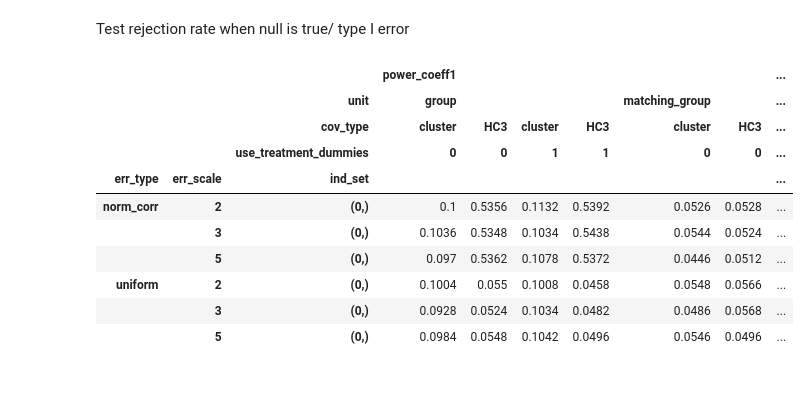
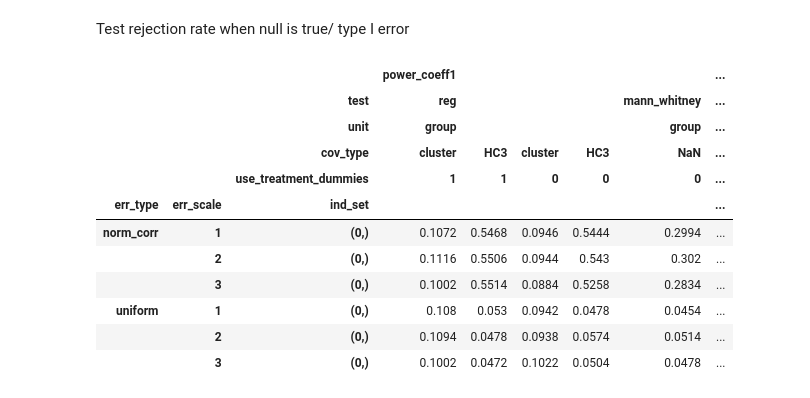
Before and after one commit to stanmart/unstructured-bargaining-analysis, a Jupyter notebook: power.ipynb, the cells around one changed output. Saved outputs shown, nothing was run; the diff lists cells and outputs as text; code cells hidden in the pictures.

```diff
--- a/power.ipynb
+++ b/power.ipynb
@@ -297,40 +323,47 @@ print(((res_pivot >= 0.9).astype(int).sum().sum())/(res_pivot == res_pivot).asty
 Test rejection rate when null is true/ type I error
 # %%
 # test rejection rate when null is true
-num_runs = [5000]
-sig_level = [0.05]
-n_matching_grp_per_treatment = [5]
-n_obs_per_matching_grp = [10]
-small_coal_worth = [[10,30,90]]
-unit = ["group", "matching_group"]
-err_type = ["uniform", "norm_corr"]
-err_scale =  [2,3,5]
 ind_set = [[0]]
-use_treatment_dummies = [0,1]
-cov_type = ["cluster", "HC3"]
 
+# simulation
 res_null = pd.DataFrame()
 
-combinations = list(product(num_runs, sig_level, n_matching_grp_per_treatment, n_obs_per_matching_grp, small_coal_worth, unit, err_type, err_scale, ind_set, use_treatment_dummies, cov_type))
+combinations = list(product(num_runs, sig_level, n_matching_grp_per_treatment, n_obs_per_matching_grp, small_coal_worth, err_type, err_scale, ind_set, params))
 for comb in combinations:
     #print(comb)
-    r = pd.DataFrame.from_dict(power_simulation(*comb), orient = "index").transpose()
+
+    ps = power_simulation(
+            num_runs = comb[0],
+            sig_level = comb[1],
+            n_matching_grp_per_treatment = comb[2],
+            n_obs_per_matching_grp = comb[3],
+            small_coal_worth = comb[4],
+            unit = params[comb[8]]["unit"],
+            err_type = comb[5],
+            err_scale = comb[6],
+            ind_set = comb[7],
+            test = params[comb[8]]["test"],
+            use_treatment_dummies = params[comb[8]]["use_treatment_dummies"],
+            cov_type = params[comb[8]]["cov_type"]
+        )
+    r = pd.DataFrame.from_dict(ps, orient = "index").transpose()
     res_null = pd.concat([res_null, r], axis = 0)
 # %%
 res_null["small_coal_worth"] = res_null["small_coal_worth"].apply(lambda x: tuple(x))
 res_null["ind_set"] = res_null["ind_set"].apply(lambda x: tuple(x))
 
-res_null_pivot = res_null.pivot(index = ["err_type", "err_scale", "ind_set"], columns = ["unit", "cov_type", "use_treatment_dummies"], values = ["power_coeff1", "power_coeff2"])
+res_null_pivot = res_null.pivot(index = ["err_type", "err_scale", "ind_set"], columns = ["test", "unit", "cov_type", "use_treatment_dummies"], values = ["power_coeff1", "power_coeff2"])
 res_null_pivot
 # %% [output]
-|  |  |  | power_coeff1 |  |  |  |  |  | ... |
-|  |  | unit | group |  |  |  | matching_group |  | ... |
-|  |  | cov_type | cluster | HC3 | cluster | HC3 | cluster | HC3 | ... |
-|  |  | use_treatment_dummies | 0 | 0 | 1 | 1 | 0 | 0 | ... |
-| err_type | err_scale | ind_set |  |  |  |  |  |  | ... |
-| norm_corr | 2 | (0,) | 0.1 | 0.5356 | 0.1132 | 0.5392 | 0.0526 | 0.0528 | ... |
-|  | 3 | (0,) | 0.1036 | 0.5348 | 0.1034 | 0.5438 | 0.0544 | 0.0524 | ... |
-|  | 5 | (0,) | 0.097 | 0.5362 | 0.1078 | 0.5372 | 0.0446 | 0.0512 | ... |
-| uniform | 2 | (0,) | 0.1004 | 0.055 | 0.1008 | 0.0458 | 0.0548 | 0.0566 | ... |
-|  | 3 | (0,) | 0.0928 | 0.0524 | 0.1034 | 0.0482 | 0.0486 | 0.0568 | ... |
-|  | 5 | (0,) | 0.0984 | 0.0548 | 0.1042 | 0.0496 | 0.0546 | 0.0496 | ... |
+|  |  |  | power_coeff1 |  |  |  |  | ... |
+|  |  | test | reg |  |  |  | mann_whitney | ... |
+|  |  | unit | group |  |  |  | group | ... |
+|  |  | cov_type | cluster | HC3 | cluster | HC3 | NaN | ... |
+|  |  | use_treatment_dummies | 1 | 1 | 0 | 0 | 0 | ... |
+| err_type | err_scale | ind_set |  |  |  |  |  | ... |
+| norm_corr | 1 | (0,) | 0.1072 | 0.5468 | 0.0946 | 0.5444 | 0.2994 | ... |
+|  | 2 | (0,) | 0.1116 | 0.5506 | 0.0944 | 0.543 | 0.302 | ... |
+|  | 3 | (0,) | 0.1002 | 0.5514 | 0.0884 | 0.5258 | 0.2834 | ... |
+| uniform | 1 | (0,) | 0.108 | 0.053 | 0.0942 | 0.0478 | 0.0454 | ... |
+|  | 2 | (0,) | 0.1094 | 0.0478 | 0.0938 | 0.0574 | 0.0514 | ... |
+|  | 3 | (0,) | 0.1002 | 0.0472 | 0.1022 | 0.0504 | 0.0478 | ... |
```
Also changed, not shown: parts of 15 cells of this notebook.
